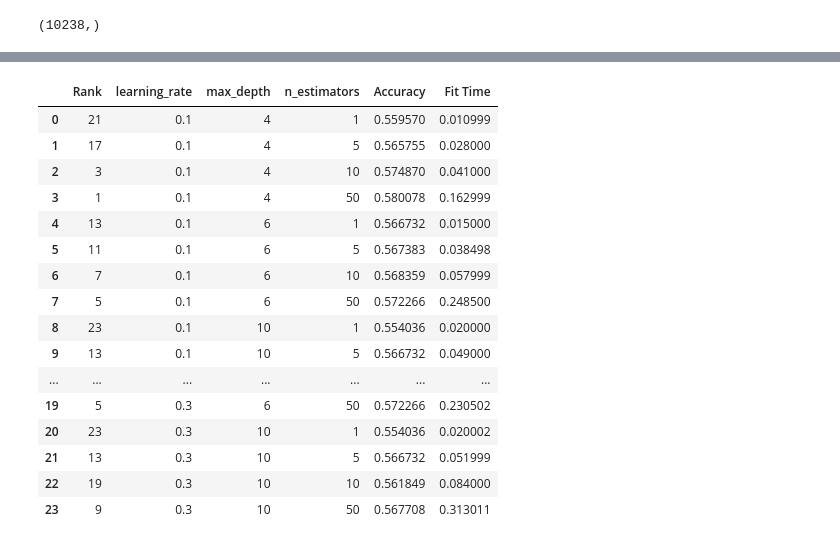
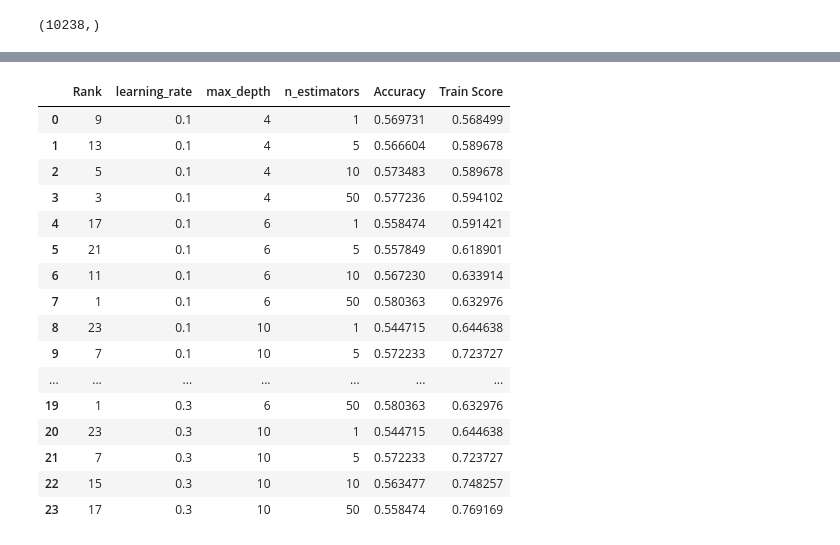
Before and after one commit to otakbeku/modified-FCOS, a Jupyter notebook: DTL/feature_representation.ipynb, the cells around one changed output, grey strips where cells are left out. Cells and saved outputs as stored; diff of their text form; code cells hidden in the pictures.

```diff
--- a/DTL/feature_representation.ipynb
+++ b/DTL/feature_representation.ipynb
@@ -83,0 +93,3 @@ np.shape(data_train_flat)
+# %%
+X = flatten_list(data_train)+flatten_list(data_val)
+np.shape(X)
@@ -84,5 +98,6 @@ np.shape(data_train_flat)
 # %%
-X_train, X_test, y_train, y_test = train_test_split(data_train_flat, y_train, test_size=0.3, random_state=101)
+X_train, X_test, y_train, y_test = train_test_split(X, y, test_size=0.3, random_state=101)
+X_val, X_test, y_val, y_test = train_test_split(X_test, y_test, test_size=0.5, random_state=101)
 # %%
 print('data train dimension:', np.shape(X_train))
 print('label train dimension:', np.shape(y_train))
@@ -143,0 +171,3 @@ glcm_data_test.to_csv('glcm_data_test.csv')
+# %%
+glcm_data_val = glcm_feature_extraction(X_val)
+glcm_data_val.head()
@@ -284,13 +343,13 @@ test_fold = np.concatenate([
     # The training data.
     np.full(len(glcm_data_train), -1, dtype=np.int8),
     # The development data.
-    np.zeros(len(glcm_data_test), dtype=np.int8)
+    np.zeros(len(glcm_data_val), dtype=np.int8)
 ])
 
 cv = PredefinedSplit(test_fold)
 
-X = np.concatenate([glcm_data_train, glcm_data_test])
-y = np.concatenate([y_train, y_test])
+X = np.concatenate([glcm_data_train, glcm_data_val])
+y = np.concatenate([y_train, y_val])
 # %%
 base = DecisionTreeClassifier()
 grid = {
@@ -411,20 +450,22 @@ print(rf_model.cv_results_)
 # %%
-pd.concat([pd.DataFrame(rf_model.cv_results_["rank_test_score"], columns=["Rank"]), pd.DataFrame(rf_model.cv_results_["params"]),pd.DataFrame(rf_model.cv_results_["mean_test_score"], columns=["Accuracy"]),pd.DataFrame(rf_model.cv_results_["mean_fit_time"], columns=["Fit Time"])],axis=1)
+df = pd.concat([pd.DataFrame(rf_model.cv_results_["rank_test_score"], columns=["Rank"]), pd.DataFrame(rf_model.cv_results_["params"]),pd.DataFrame(rf_model.cv_results_["mean_test_score"], columns=["Accuracy"]),pd.DataFrame(rf_model.cv_results_["mean_train_score"], columns=["Train Score"])],axis=1)
+df.to_csv('local_rf_accuracy_{}_glcm.csv'.format(128))
+df
 # %% [output]
-|  | Rank | learning_rate | max_depth | n_estimators | Accuracy | Fit Time |
-| 0 | 21 | 0.1 | 4 | 1 | 0.559570 | 0.010999 |
-| 1 | 17 | 0.1 | 4 | 5 | 0.565755 | 0.028000 |
-| 2 | 3 | 0.1 | 4 | 10 | 0.574870 | 0.041000 |
-| 3 | 1 | 0.1 | 4 | 50 | 0.580078 | 0.162999 |
-| 4 | 13 | 0.1 | 6 | 1 | 0.566732 | 0.015000 |
-| 5 | 11 | 0.1 | 6 | 5 | 0.567383 | 0.038498 |
-| 6 | 7 | 0.1 | 6 | 10 | 0.568359 | 0.057999 |
-| 7 | 5 | 0.1 | 6 | 50 | 0.572266 | 0.248500 |
-| 8 | 23 | 0.1 | 10 | 1 | 0.554036 | 0.020000 |
-| 9 | 13 | 0.1 | 10 | 5 | 0.566732 | 0.049000 |
+|  | Rank | learning_rate | max_depth | n_estimators | Accuracy | Train Score |
+| 0 | 9 | 0.1 | 4 | 1 | 0.569731 | 0.568499 |
+| 1 | 13 | 0.1 | 4 | 5 | 0.566604 | 0.589678 |
+| 2 | 5 | 0.1 | 4 | 10 | 0.573483 | 0.589678 |
+| 3 | 3 | 0.1 | 4 | 50 | 0.577236 | 0.594102 |
+| 4 | 17 | 0.1 | 6 | 1 | 0.558474 | 0.591421 |
+| 5 | 21 | 0.1 | 6 | 5 | 0.557849 | 0.618901 |
+| 6 | 11 | 0.1 | 6 | 10 | 0.567230 | 0.633914 |
+| 7 | 1 | 0.1 | 6 | 50 | 0.580363 | 0.632976 |
+| 8 | 23 | 0.1 | 10 | 1 | 0.544715 | 0.644638 |
+| 9 | 7 | 0.1 | 10 | 5 | 0.572233 | 0.723727 |
 | ... | ... | ... | ... | ... | ... | ... |
-| 19 | 5 | 0.3 | 6 | 50 | 0.572266 | 0.230502 |
-| 20 | 23 | 0.3 | 10 | 1 | 0.554036 | 0.020002 |
-| 21 | 13 | 0.3 | 10 | 5 | 0.566732 | 0.051999 |
-| 22 | 19 | 0.3 | 10 | 10 | 0.561849 | 0.084000 |
-| 23 | 9 | 0.3 | 10 | 50 | 0.567708 | 0.313011 |
+| 19 | 1 | 0.3 | 6 | 50 | 0.580363 | 0.632976 |
+| 20 | 23 | 0.3 | 10 | 1 | 0.544715 | 0.644638 |
+| 21 | 7 | 0.3 | 10 | 5 | 0.572233 | 0.723727 |
+| 22 | 15 | 0.3 | 10 | 10 | 0.563477 | 0.748257 |
+| 23 | 17 | 0.3 | 10 | 50 | 0.558474 | 0.769169 |
```
Also changed, not shown: parts of 97 cells of this notebook, 26 other files.
